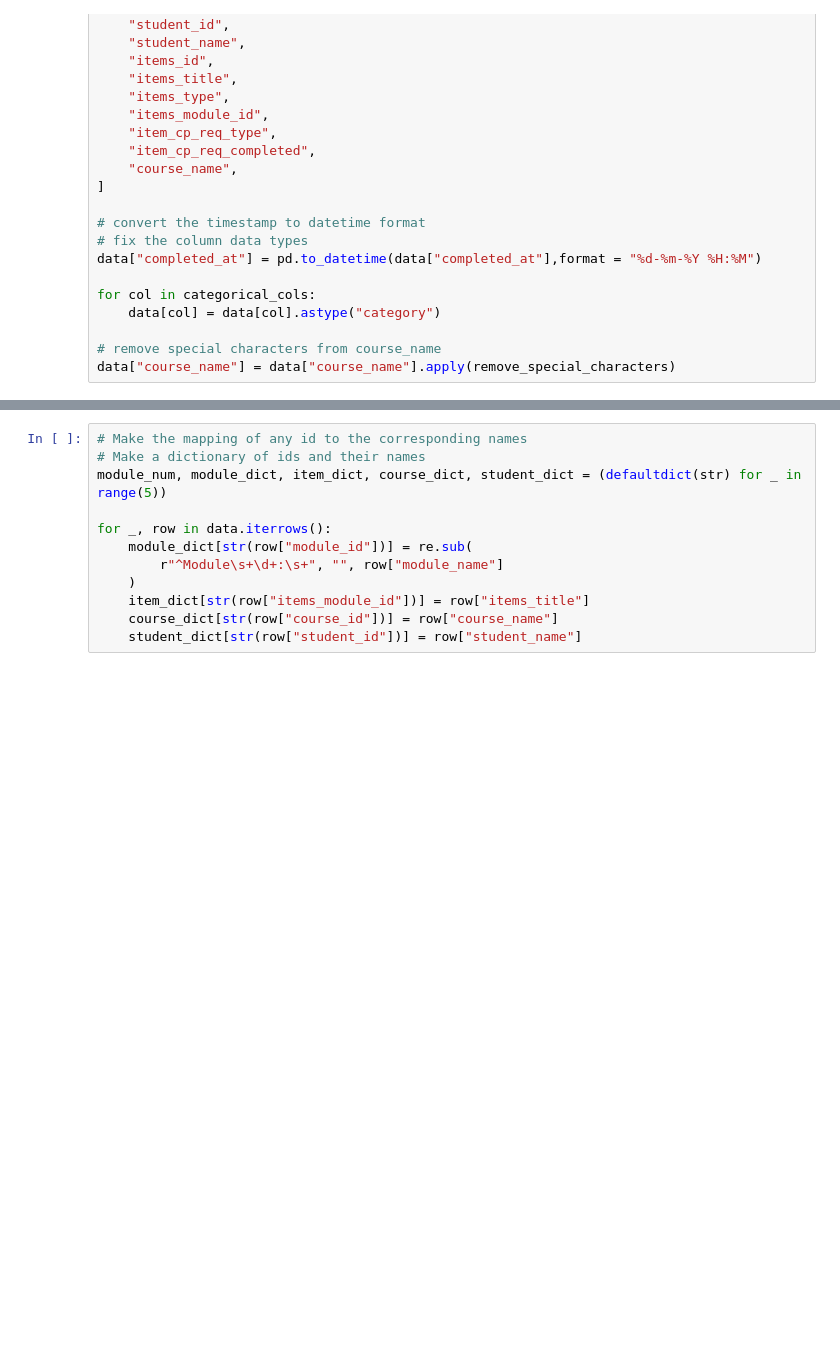
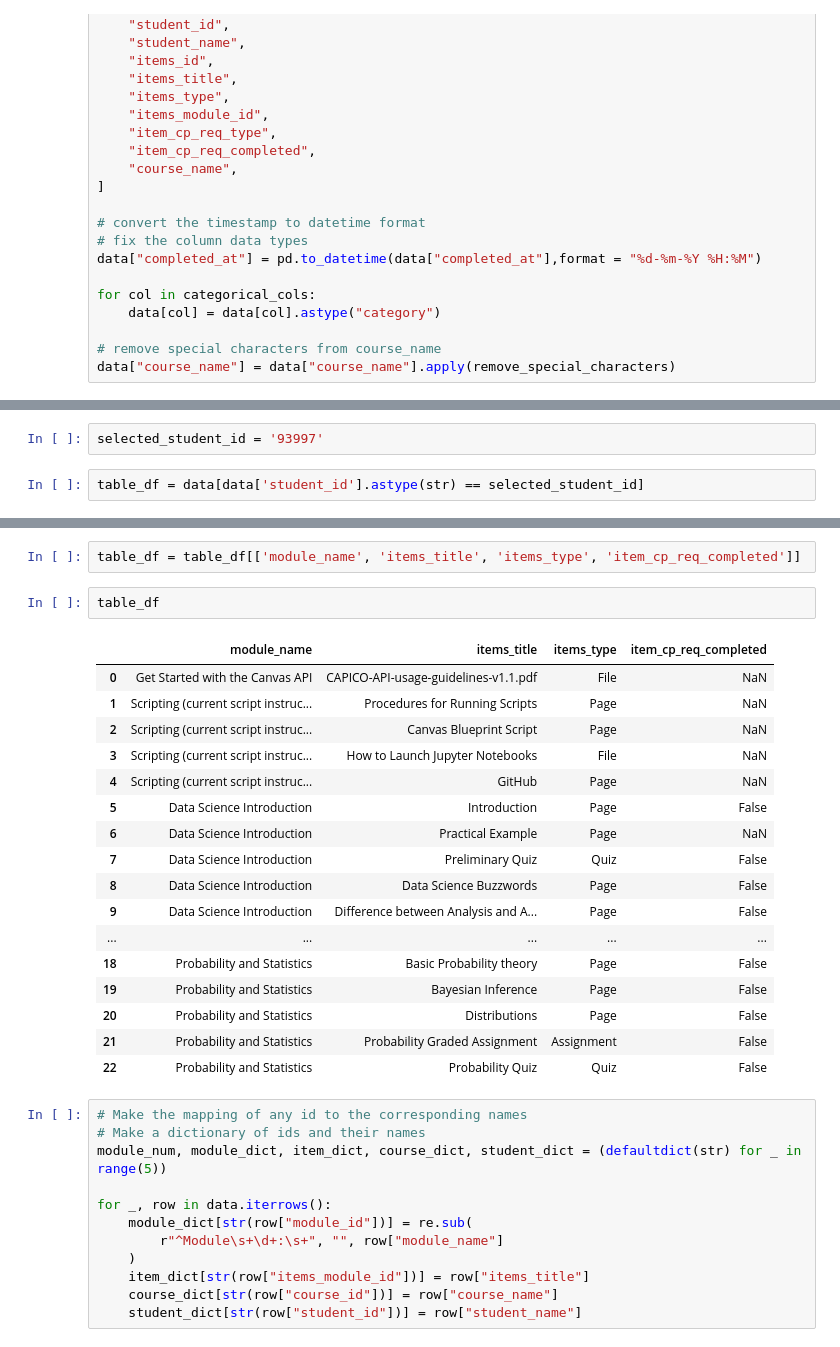
Before and after one commit to ranjitprakash1986/module-progress-dashboard, a Jupyter notebook: src/Sample_Tableau_Dashboard_code.ipynb, the cells around one changed output, grey strips where cells are left out. Drawn from its saved outputs; the diff is of its cells as text; blank space fills up the shorter version.

```diff
--- a/src/Sample_Tableau_Dashboard_code.ipynb
+++ b/src/Sample_Tableau_Dashboard_code.ipynb
@@ -676,0 +791,4 @@ data["course_name"] = data["course_name"].apply(remove_special_characters)
+# %%
+selected_student_id = '93997'
+# %%
+table_df = data[data['student_id'].astype(str) == selected_student_id]
@@ -677,3 +804,25 @@ data["course_name"] = data["course_name"].apply(remove_special_characters)
+# %%
+table_df = table_df[['module_name', 'items_title', 'items_type', 'item_cp_req_completed']]
+# %%
+table_df
+# %% [output]
+|  | module_name | items_title | items_type | item_cp_req_completed |
+| 0 | Get Started with the Canvas API | CAPICO-API-usage-guidelines-v1.1.pdf | File | NaN |
+| 1 | Scripting (current script instruc... | Procedures for Running Scripts | Page | NaN |
+| 2 | Scripting (current script instruc... | Canvas Blueprint Script | Page | NaN |
+| 3 | Scripting (current script instruc... | How to Launch Jupyter Notebooks | File | NaN |
+| 4 | Scripting (current script instruc... | GitHub | Page | NaN |
+| 5 | Data Science Introduction | Introduction | Page | False |
+| 6 | Data Science Introduction | Practical Example | Page | NaN |
+| 7 | Data Science Introduction | Preliminary Quiz | Quiz | False |
+| 8 | Data Science Introduction | Data Science Buzzwords | Page | False |
+| 9 | Data Science Introduction | Difference between Analysis and A... | Page | False |
+| ... | ... | ... | ... | ... |
+| 18 | Probability and Statistics | Basic Probability theory | Page | False |
+| 19 | Probability and Statistics | Bayesian Inference | Page | False |
+| 20 | Probability and Statistics | Distributions | Page | False |
+| 21 | Probability and Statistics | Probability Graded Assignment | Assignment | False |
+| 22 | Probability and Statistics | Probability Quiz | Quiz | False |
 # %%
 # Make the mapping of any id to the corresponding names
 # Make a dictionary of ids and their names
```
Also changed, not shown: parts of 15 cells of this notebook, 1 other file.
